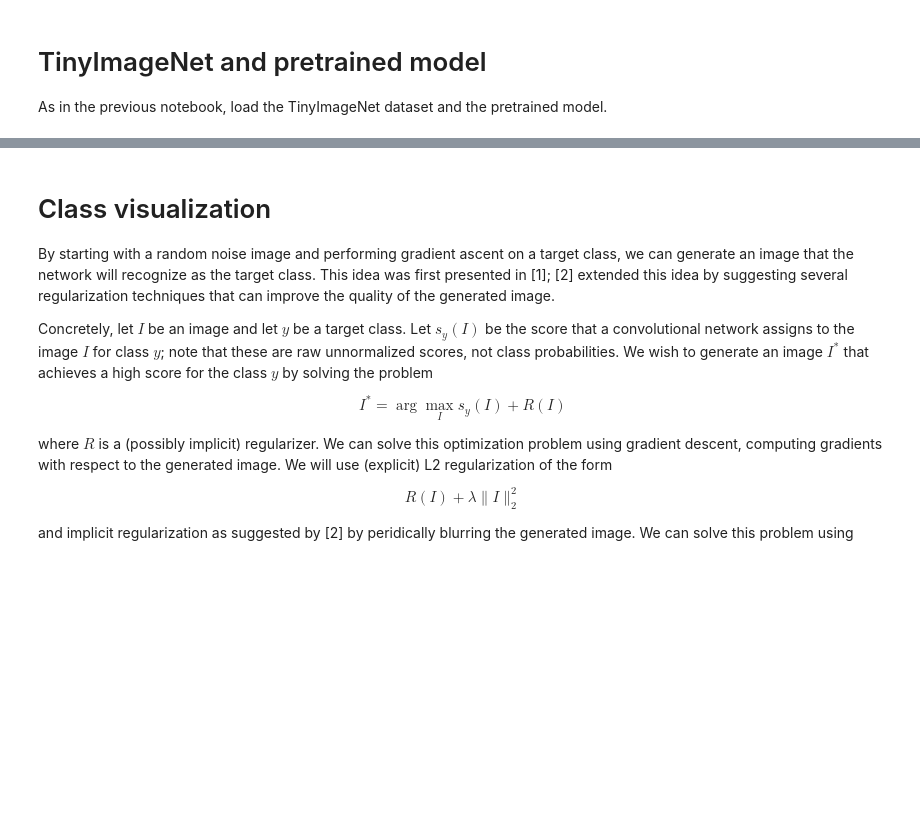
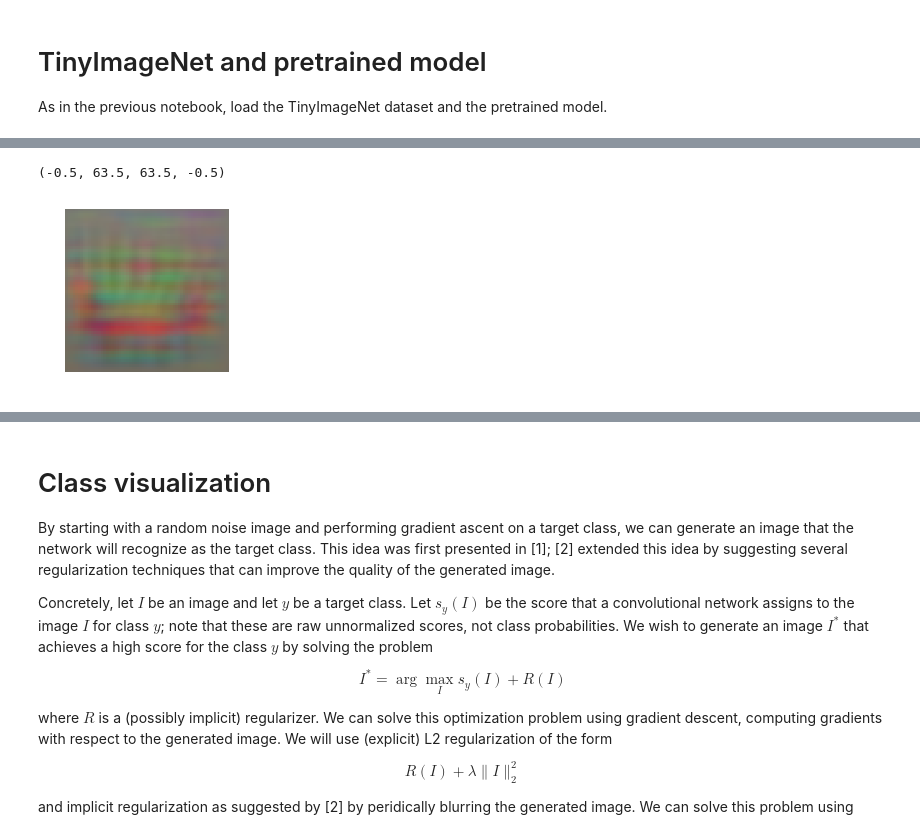
Before and after one commit to sshleifer/cs231, a Jupyter notebook: assignments/assignment3/ImageGeneration.ipynb, the cells around one changed output, grey strips where cells are left out. Saved outputs shown, nothing was run; the diff lists cells and outputs as text; code cells hidden in the pictures; blank space fills up the shorter version.

```diff
--- a/assignments/assignment3/ImageGeneration.ipynb
+++ b/assignments/assignment3/ImageGeneration.ipynb
@@ -36,0 +207,7 @@ loading training data for synset 100 / 100
+# %%
+plt.imshow(deprocess_image(X2, data['mean_image']))
+plt.gcf().set_size_inches(3, 3)
+plt.axis('off')
+# %% [output]
+(-0.5, 63.5, 63.5, -0.5)
+[figure, added]
```
Also changed, not shown: parts of 19 cells of this notebook, 1 other file.
